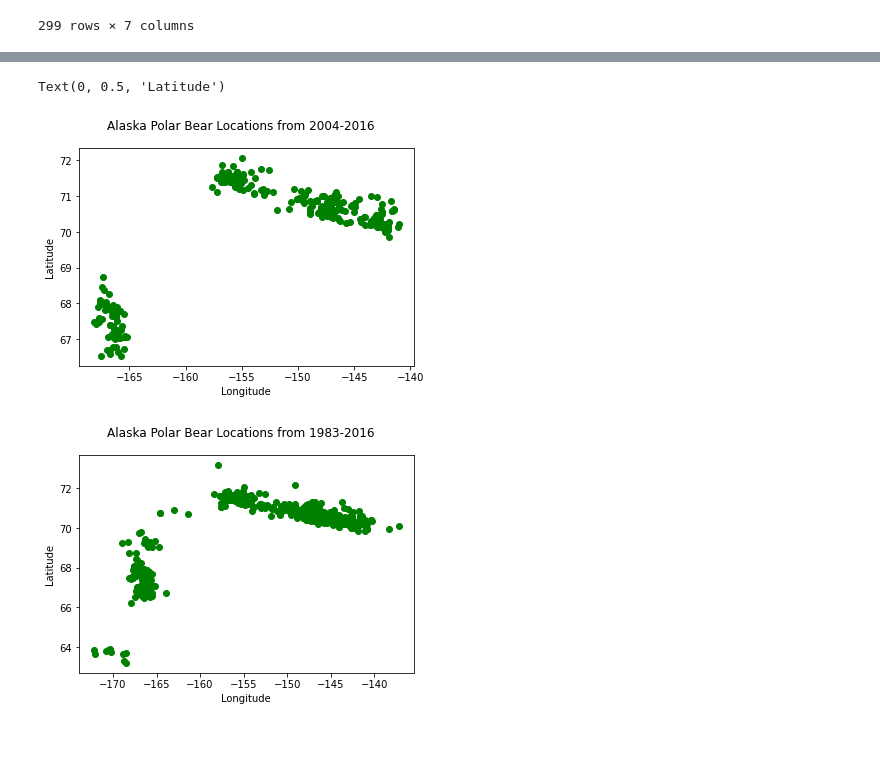
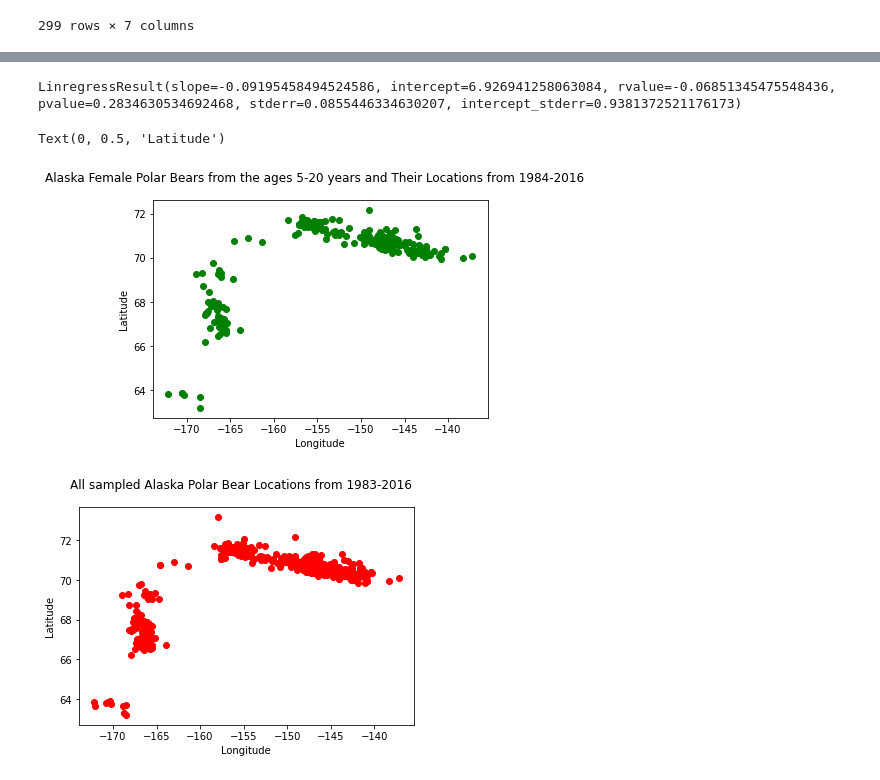
Before and after one commit to lucyg23/FinalProject, a Jupyter notebook: FinalProject.ipynb, the cells around one changed output, grey strips where cells are left out. Cells and saved outputs as stored; diff of their text form; code cells hidden in the pictures; blank space fills up the shorter version.

Commit message:
Yay!!! Proud of myself!!
Thank you for your help!

```diff
--- a/FinalProject.ipynb
+++ b/FinalProject.ipynb
@@ -212,11 +214,10 @@ Text(0, 0.5, 'Cortisol levels (mg)')
 # %%
-import matplotlib
-from matplotlib import pyplot as plt
-import numpy as np
-
-x = (['bearAge'])
-y = (['cortisolAssay_pg_mg'])
-a, b = df1.polyfit(x, y, 1)
-plt.scatter(x, y, color='b')
-plt.plot(x, a*x+b)
+#To clean up the data, narrowing it down to female polar bears between the age of 5 and 20 years old
+#Thank you, Emily!
+tmp = df1.loc[df1['sex'] == 'F']
+tmp2 = tmp.loc[(tmp['bearAge'] >= 5) & (tmp['bearAge'] <= 20)]
+tmp2
+#You'll see farther down, Emily, but my graph looks different from the sample you sent me
+#That's because you were graphing bears older than 5 years old and older than 20 years.
+#I just changed the direction of the arrow so now it should be between 5 and 20 years old.
 # %% [output]
@@ -223,0 +237,5 @@ AttributeError: 'DataFrame' object has no attribute 'polyfit'
+# %%
+#Confirming it's from 5-20 years now
+catalog1= tmp2.set_index('bearAge')
+catalog1.sort_values(by ='bearAge', inplace=True)
+catalog1
@@ -224,19 +305,31 @@ AttributeError: 'DataFrame' object has no attribute 'polyfit'
+# %%
+#what is the slope?
+#This feels like a new skill ;)
+from scipy.stats import linregress
+linregress(x, y)
+
+#We can see that with the result, the slope is -0.092 which is very small.
+#Doesn't appear that polar bear age and cortisol levels have much of a correlation.
+#The slope means that every year a polar bear ages, their cortisol levels drop by 0.09 mg.
+# %% [output]
+LinregressResult(slope=-0.09195458494524586, intercept=6.926941258063084, rvalue=-0.06851345475548436, pvalue=0.2834630534692468, stderr=0.0855446334630207, intercept_stderr=0.9381372521176173)
 # %%
-x, y = newdata['longitude'], newdata['latitude']
+#Looking at locations of samples from female polar bears between the ages of 5 years and 20 years old
+x, y = tmp2['longitude'], tmp2['latitude']
 fig, (ax1) = plt.subplots(1)
-fig.suptitle('Alaska Polar Bear Locations from 2004-2016')
+fig.suptitle('Alaska Female Polar Bears from the ages 5-20 years and Their Locations from 1984-2016')
 ax1.scatter(x, y, color = 'g')
 plt.xlabel('Longitude')
 plt.ylabel('Latitude')
 
-#Looking at data overall and comparing to just 2004-2016
+#Looking at data overall in all Polar Bears sampled from 1984-2016
 x, y = catalog['longitude'], catalog['latitude']
 fig, (ax1) = plt.subplots(1)
-fig.suptitle('Alaska Polar Bear Locations from 1983-2016')
-ax1.scatter(x, y, color = 'g')
+fig.suptitle('All sampled Alaska Polar Bear Locations from 1983-2016')
+ax1.scatter(x, y, color = 'r')
 plt.xlabel('Longitude')
 plt.ylabel('Latitude')
 # %% [output]
 Text(0, 0.5, 'Latitude')
-[figure, old version]
+[figure, new version]
-[figure, old version]
+[figure, new version]
```
Also changed, not shown: parts of 7 cells of this notebook.
